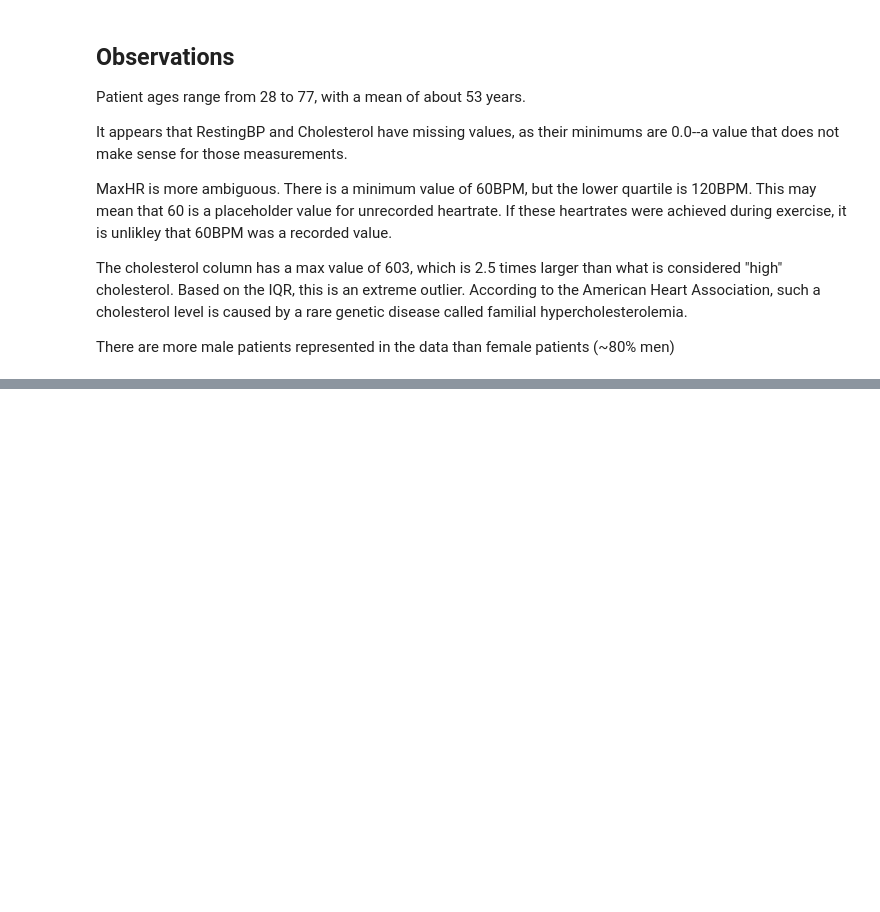
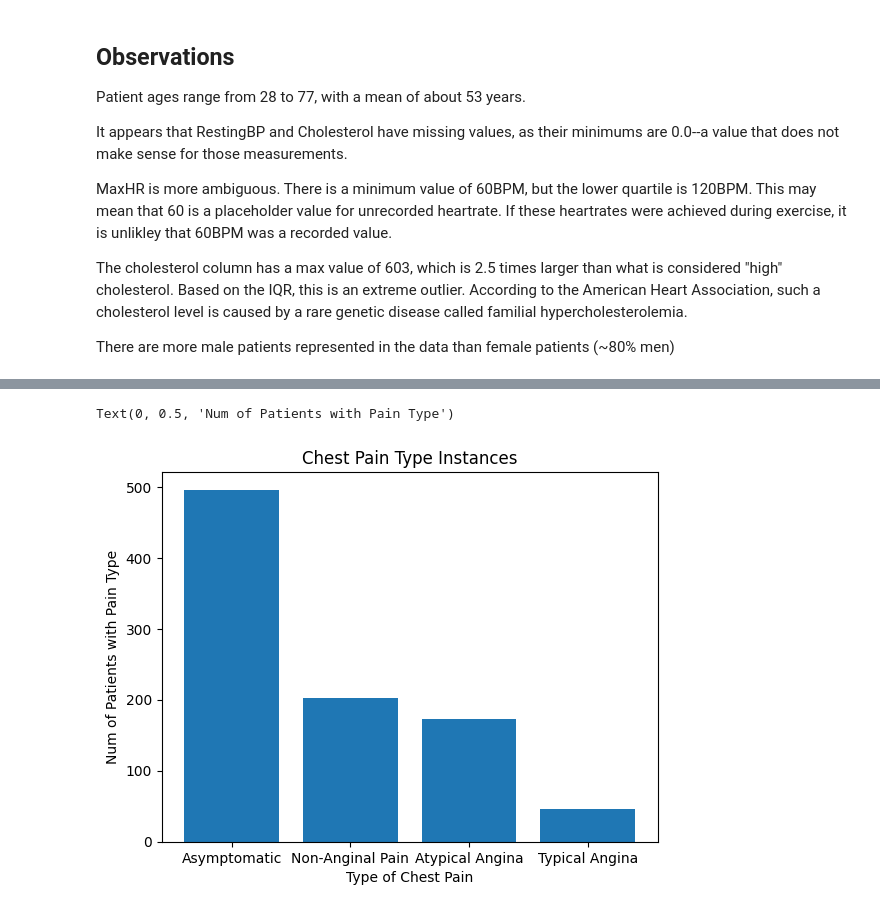
Before and after one commit to madisonli19/cvd-forecasting, a Jupyter notebook: exploration.ipynb, the cells around one changed output, grey strips where cells are left out. Drawn from its saved outputs; the diff is of its cells as text; code cells hidden in the pictures; blank space fills up the shorter version.

Commit message:
blood sugar, chest pain, ecg results charts

```diff
--- a/exploration.ipynb
+++ b/exploration.ipynb
@@ -68,11 +70,14 @@ Text(0, 0.5, 'Count of Patients')
 # %%
-mapping = {'0': 'Negative', '1': 'Positive'}
+mapping = {'TA': 'Typical Angina', 'ATA': 'Atypical Angina', 'NAP': 'Non-Anginal Pain', 'ASY': 'Asymptomatic'}
 data = df['ChestPainType'].replace(mapping).value_counts().to_dict()
 
 plt.bar(data.keys(), data.values())
-plt.title('Heart Disease in Patients')
-plt.xlabel('Test Result for Heart Disease')
-plt.ylabel('Count of Patients')
+plt.title('Chest Pain Type Instances')
+plt.xlabel('Type of Chest Pain')
+plt.ylabel('Num of Patients with Pain Type')
+# %% [output]
+Text(0, 0.5, 'Num of Patients with Pain Type')
+[figure, added]
 # %%
 mapping = {'0': 'Negative', '1': 'Positive'}
 data = df['HeartDisease'].replace(mapping).value_counts().to_dict()
```
Also changed, not shown: parts of 5 cells of this notebook.
